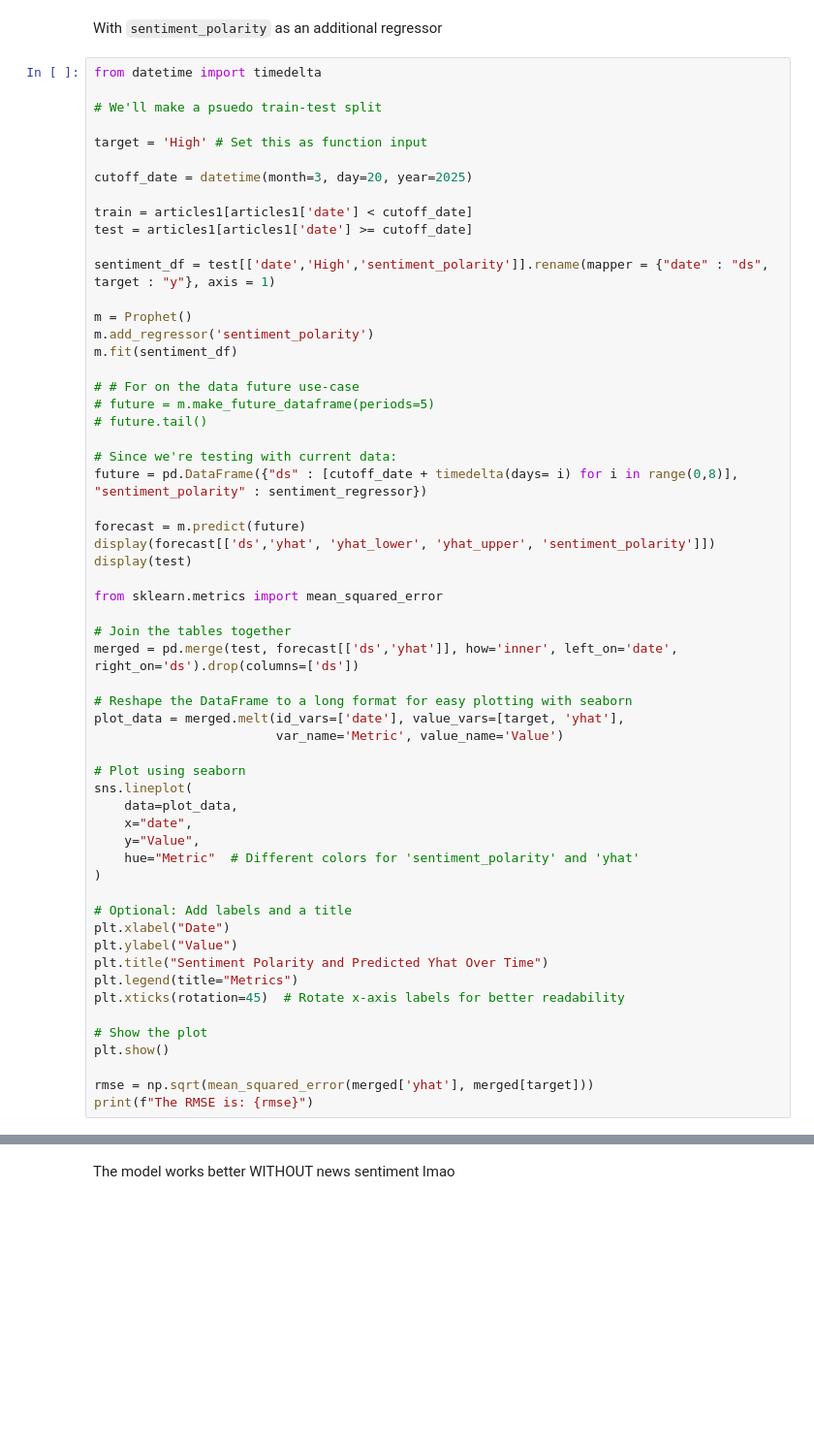
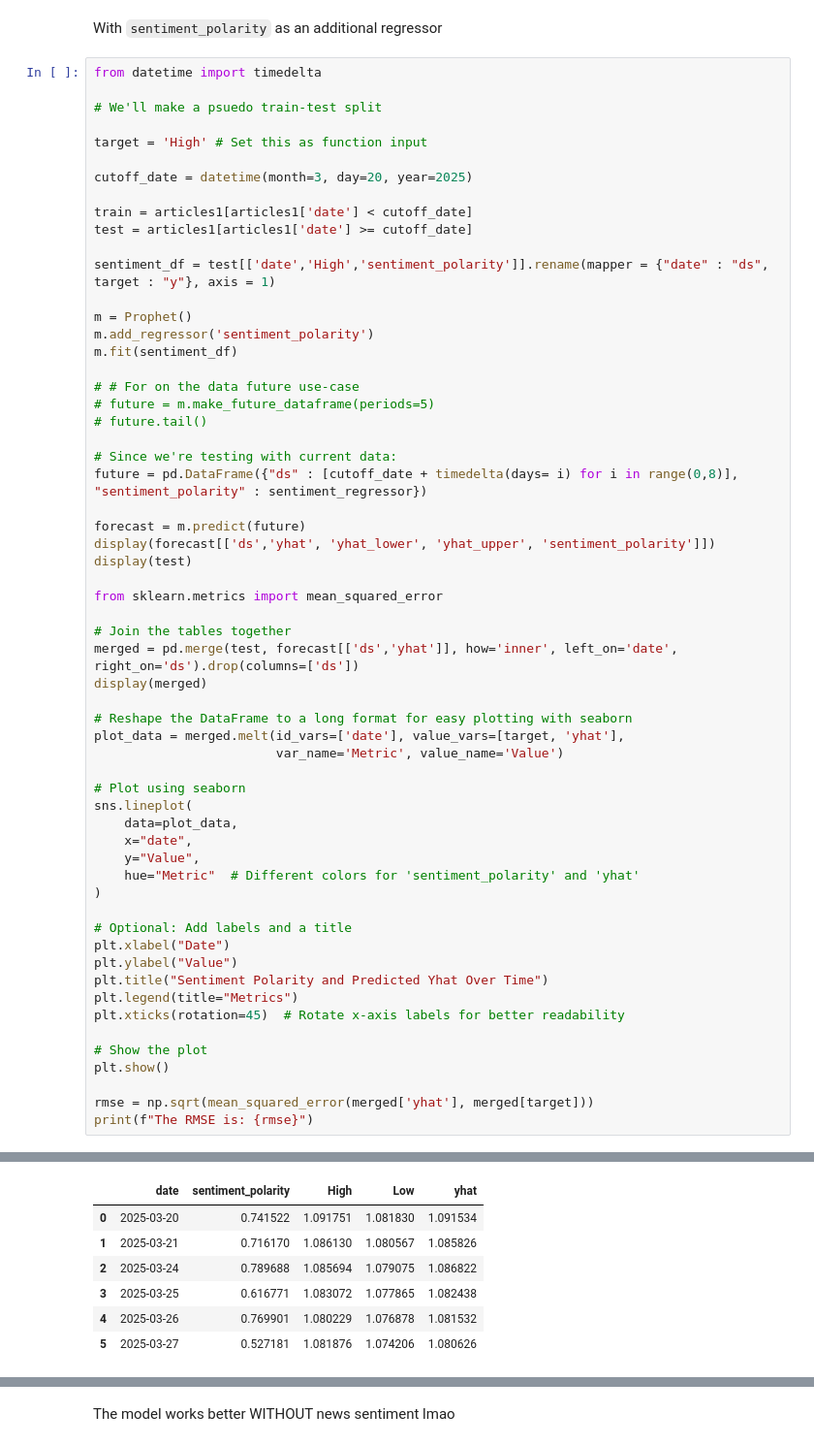
Before and after one commit to asumag4/fxTickerPredict, a Jupyter notebook: testers/news_article_modelling.ipynb, the cells around one changed output, grey strips where cells are left out. Shown at 97% size. Saved outputs shown, nothing was run; the diff lists cells and outputs as text; blank space fills up the shorter version.

```diff
--- a/testers/news_article_modelling.ipynb
+++ b/testers/news_article_modelling.ipynb
@@ -944,6 +872,7 @@ from sklearn.metrics import mean_squared_error
 
 # Join the tables together
 merged = pd.merge(test, forecast[['ds','yhat']], how='inner', left_on='date', right_on='ds').drop(columns=['ds'])
+display(merged)
 
 # Reshape the DataFrame to a long format for easy plotting with seaborn
 plot_data = merged.melt(id_vars=['date'], value_vars=[target, 'yhat'],
@@ -975,19 +904,26 @@ print(f"The RMSE is: {rmse}")
 |  | ds | yhat | yhat_lower | yhat_upper | sentiment_polarity |
 | 0 | 2025-03-20 | 1.091534 | 1.091534 | 1.091534 | -0.000762 |
 | 1 | 2025-03-21 | 1.085826 | 1.085826 | 1.085826 | -0.000563 |
 | 2 | 2025-03-22 | 1.086158 | 1.086158 | 1.086158 | -0.000363 |
 | 3 | 2025-03-23 | 1.086490 | 1.086490 | 1.086490 | -0.000163 |
 | 4 | 2025-03-24 | 1.086822 | 1.086822 | 1.086822 | 0.000036 |
 | 5 | 2025-03-25 | 1.082438 | 1.082438 | 1.082438 | 0.000236 |
 | 6 | 2025-03-26 | 1.081532 | 1.081532 | 1.081532 | 0.000436 |
 | 7 | 2025-03-27 | 1.080626 | 1.080626 | 1.080626 | 0.000635 |
 |  | date | sentiment_polarity | High | Low |
 | 112 | 2025-03-20 | 0.741522 | 1.091751 | 1.081830 |
 | 113 | 2025-03-21 | 0.716170 | 1.086130 | 1.080567 |
 | 114 | 2025-03-24 | 0.789688 | 1.085694 | 1.079075 |
 | 115 | 2025-03-25 | 0.616771 | 1.083072 | 1.077865 |
 | 116 | 2025-03-26 | 0.769901 | 1.080229 | 1.076878 |
 | 117 | 2025-03-27 | 0.527181 | 1.081876 | 1.074206 |
+|  | date | sentiment_polarity | High | Low | yhat |
+| 0 | 2025-03-20 | 0.741522 | 1.091751 | 1.081830 | 1.091534 |
+| 1 | 2025-03-21 | 0.716170 | 1.086130 | 1.080567 | 1.085826 |
+| 2 | 2025-03-24 | 0.789688 | 1.085694 | 1.079075 | 1.086822 |
+| 3 | 2025-03-25 | 0.616771 | 1.083072 | 1.077865 | 1.082438 |
+| 4 | 2025-03-26 | 0.769901 | 1.080229 | 1.076878 | 1.081532 |
+| 5 | 2025-03-27 | 0.527181 | 1.081876 | 1.074206 | 1.080626 |
 [figure]
 The RMSE is: 0.0009198968356999293
 # %% [markdown]
```
Also changed, not shown: parts of 13 cells of this notebook, 13 other files.
